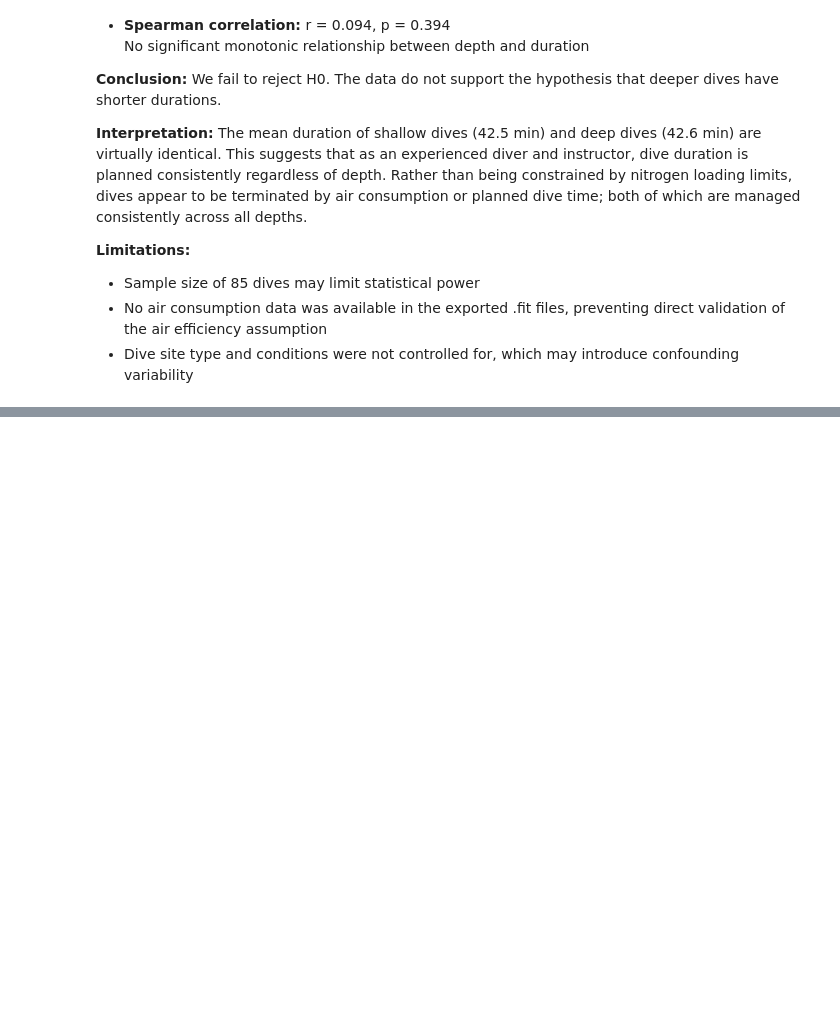
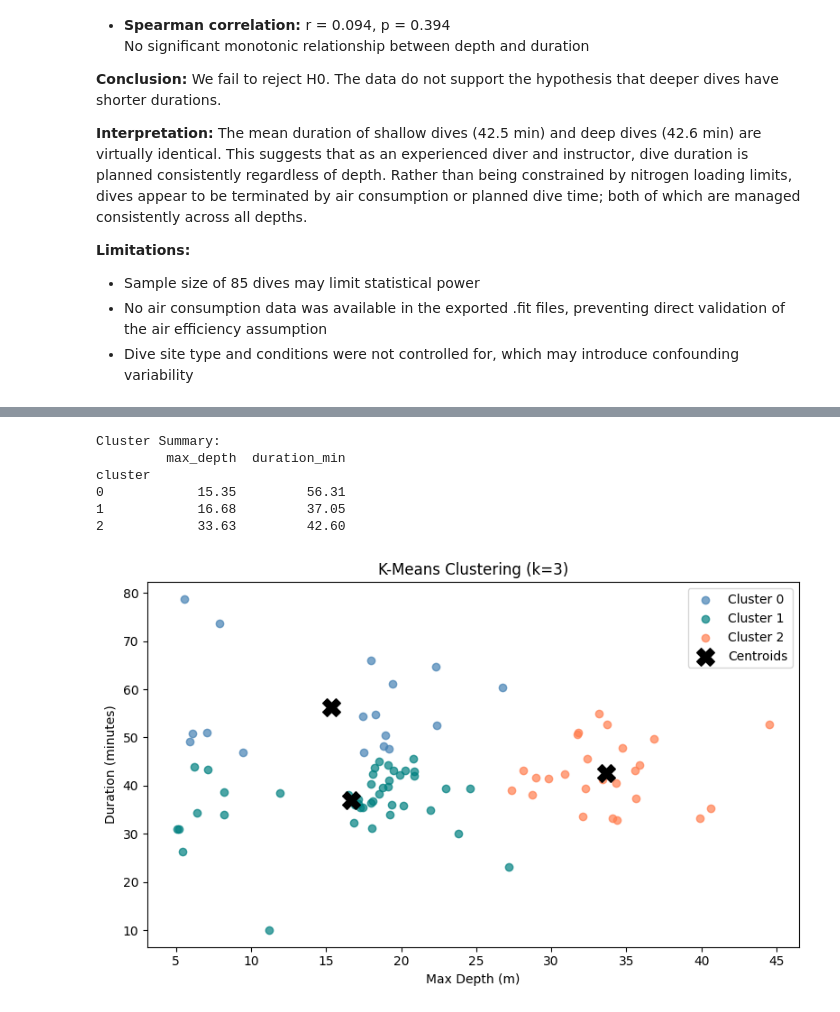
Before and after one commit to aksel-unlu/DSA210_MyProject, a Jupyter notebook: analysis.ipynb, the cells around one changed output, grey strips where cells are left out. Drawn from its saved outputs; the diff is of its cells as text; code cells hidden in the pictures; blank space fills up the shorter version.

```diff
--- a/analysis.ipynb
+++ b/analysis.ipynb
@@ -166,0 +275,36 @@ No significant monotonic relationship between depth and duration
+# %%
+# --- K-Means with k=3 ---
+kmeans = KMeans(n_clusters=3, random_state=42, n_init=10)
+df_hyp["cluster"] = kmeans.fit_predict(X_cluster)
+
+# Cluster summary
+print("Cluster Summary:")
+print(df_hyp.groupby("cluster")[["max_depth", "duration_min"]].mean().round(2))
+
+# Plot clusters
+colors = ["steelblue", "teal", "coral"]
+plt.figure(figsize=(8, 5))
+for i in range(3):
+    cluster_data = df_hyp[df_hyp["cluster"] == i]
+    plt.scatter(cluster_data["max_depth"], cluster_data["duration_min"],
+                color=colors[i], alpha=0.7, label=f"Cluster {i}")
+
+# Plot centroids
+centroids = kmeans.cluster_centers_
+plt.scatter(centroids[:, 0], centroids[:, 1], color="black", marker="X",
+            s=200, zorder=5, label="Centroids")
+
+plt.xlabel("Max Depth (m)")
+plt.ylabel("Duration (minutes)")
+plt.title("K-Means Clustering (k=3)")
+plt.legend()
+plt.tight_layout()
+plt.show()
+# %% [output]
+Cluster Summary:
+         max_depth  duration_min
+cluster
+0            15.35         56.31
+1            16.68         37.05
+2            33.63         42.60
+[figure, added]
```
Also changed, not shown: parts of 9 cells of this notebook.
